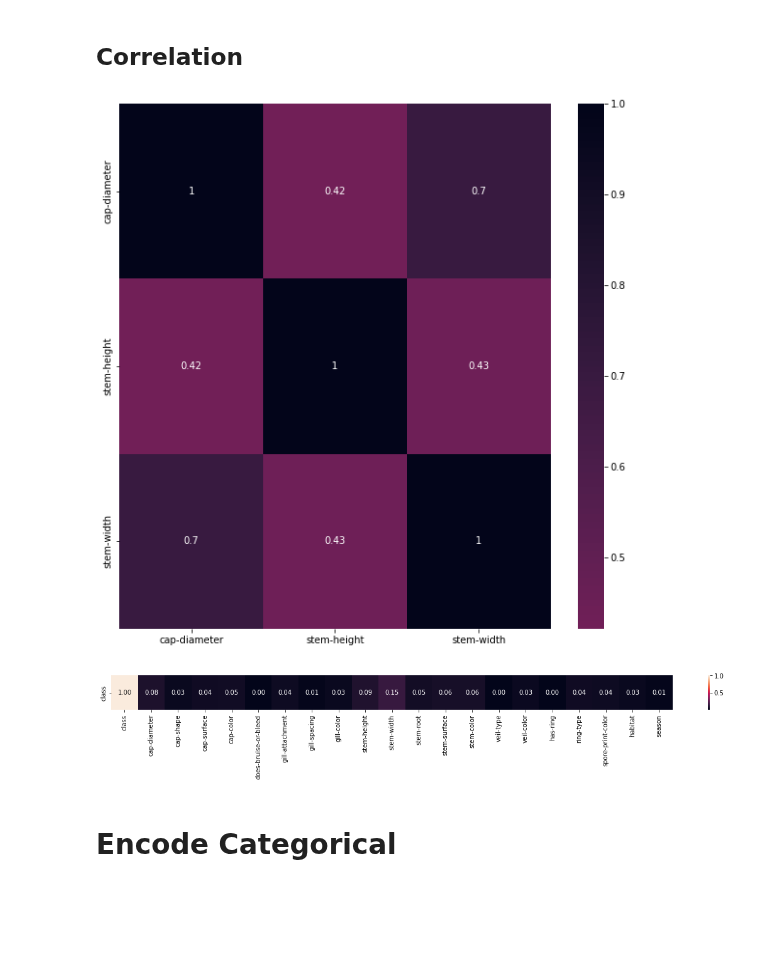
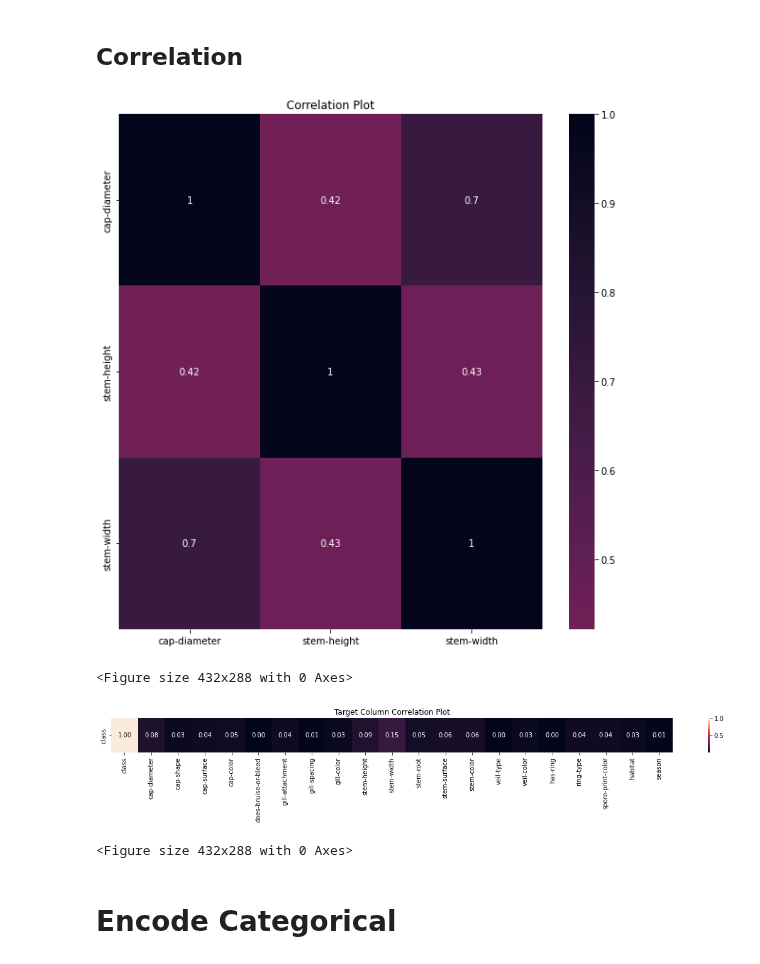
Before and after one commit to debdeepm26/IS597MLC_Final_Project, a Jupyter notebook: Mushroom.ipynb, the cells around one changed output. Saved outputs shown, nothing was run; the diff lists cells and outputs as text; code cells hidden in the pictures; blank space fills up the shorter version.

Commit message:
@debdeep3 project structure refactoring, save graphs and models

```diff
--- a/Mushroom.ipynb
+++ b/Mushroom.ipynb
@@ -173,7 +173,8 @@ Name: spore-print-color, dtype: int64
 # %% [markdown]
 **Will replace 'nan' values with 'o' which means "Other".**
 # %%
-mushroom_data_dd_nao = mushroom_data_dd.fillna('o')
+# replace the nan' values with new category 'other'
+mushroom_data_dd_nao = mushroom_data_dd.fillna('ot')
 # %%
 for column, dtype in dict(mushroom_data_dd_nao.dtypes).items():
     if dtype == 'object':
@@ -222,10 +225,13 @@ plt.show()
 # %%
 plt.figure(figsize=(10,10))
 cmap = sns.color_palette("rocket_r", as_cmap=True)
+plt.title('Correlation Plot')
 sns.heatmap(mushroom_data_dd_nao.corr(), annot=True, cmap=cmap, center=0)
 plt.show()
+plt.savefig('Result/Analysis Images/Correlation_Plot.png')
 # %% [output]
-[figure, old version]
+[figure, new version]
+<Figure size 432x288 with 0 Axes>
 # %%
 def conditional_entropy(x,y):
     # entropy of x given y
@@ -252,18 +258,21 @@ def theil_u(x,y):
 # %%
 theilu = pd.DataFrame(index=['class'], columns=mushroom_data_dd_nao.columns)
 
 columns = mushroom_data_dd_nao.columns
 
 for j in range(0,len(columns)):
     u = theil_u(mushroom_data_dd_nao['class'].tolist(), mushroom_data_dd_nao[columns[j]].tolist())
     theilu.loc[:, columns[j]] = u
 
 theilu.fillna(value=np.nan, inplace=True)
 plt.figure(figsize=(20, 1))
+plt.title('Target Column Correlation Plot')
 sns.heatmap(theilu ,annot=True, fmt='.2f')
 plt.show()
+plt.savefig('Result/Analysis Images/Target_Column_Correlation_Plot.png')
 # %% [output]
-[figure, old version]
+[figure, new version]
+<Figure size 432x288 with 0 Axes>
 # %% [markdown]
 # Encode Categorical
 # %%
```
Also changed, not shown: parts of 16 cells of this notebook, 16 other files.
